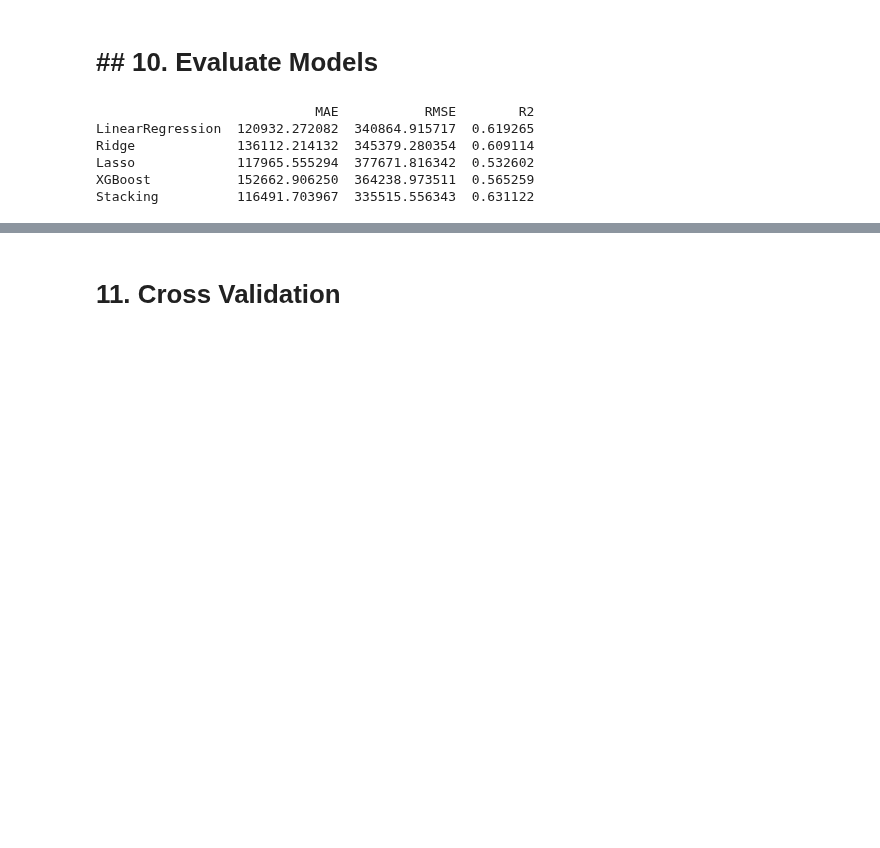
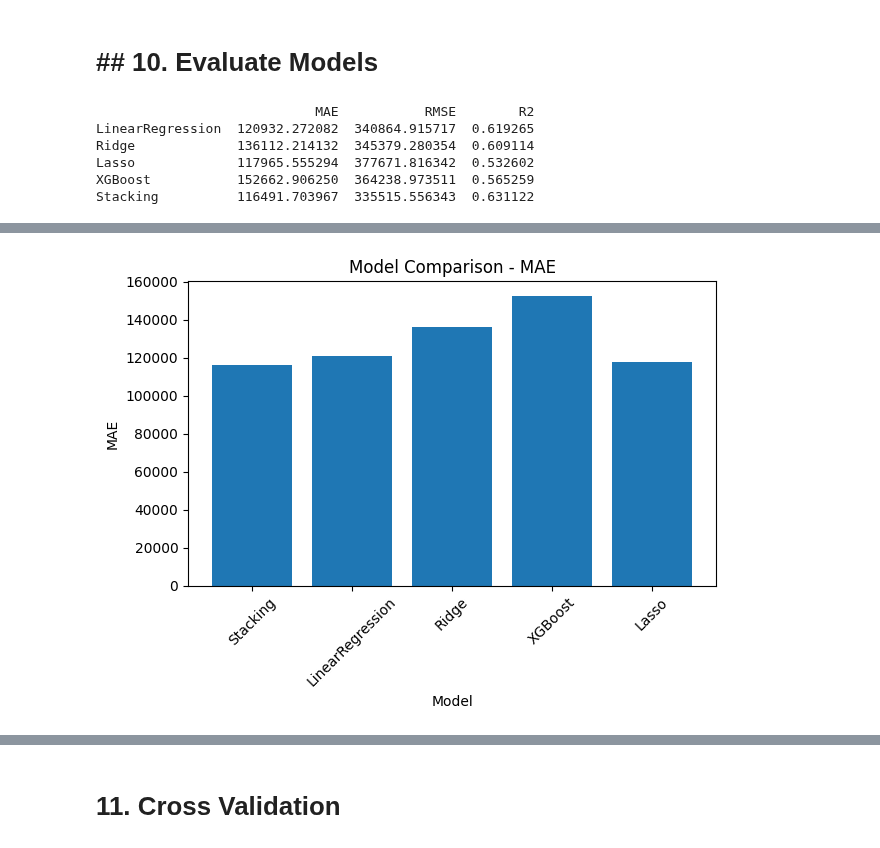
Before and after one commit to hoangchaulanbao/HocmayNC, a Jupyter notebook: Du_doan_gia_xe_o_to.ipynb, the cells around one changed output, grey strips where cells are left out. Cells and saved outputs as stored; diff of their text form; code cells hidden in the pictures; blank space fills up the shorter version.

```diff
--- a/Du_doan_gia_xe_o_to.ipynb
+++ b/Du_doan_gia_xe_o_to.ipynb
@@ -332,0 +375,12 @@ Stacking          116491.703967  335515.556343  0.631122
+# %%
+# Biểu đồ MAE
+plt.figure()
+plt.bar(results_df_sorted.index, results_df_sorted['MAE'])
+plt.title('Model Comparison - MAE')
+plt.xlabel('Model')
+plt.ylabel('MAE')
+plt.xticks(rotation=45)
+plt.tight_layout()
+plt.show()
+# %% [output]
+[figure, added]
```
Also changed, not shown: parts of 12 cells of this notebook.
